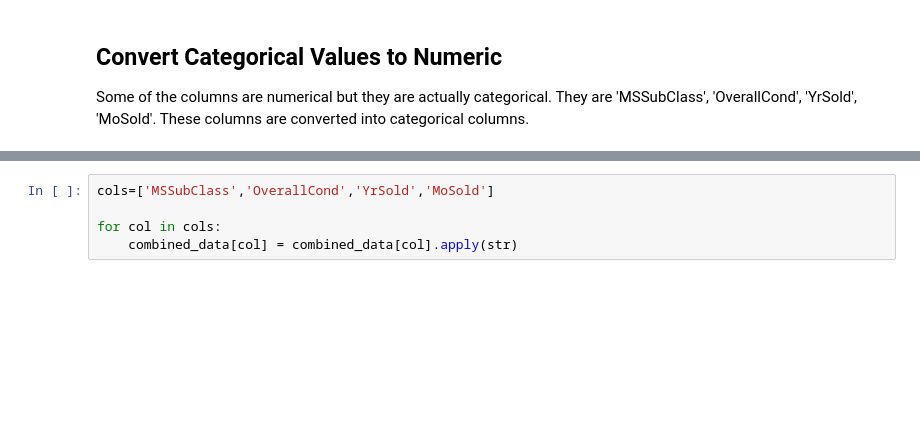
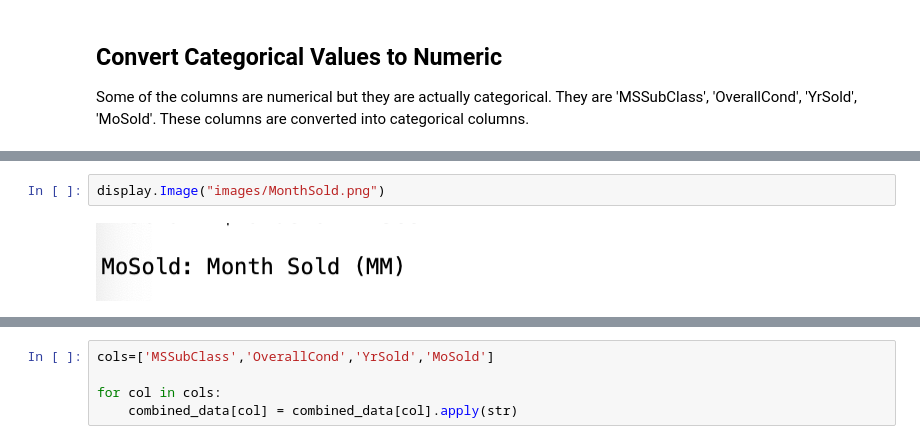
Before and after one commit to dtrinidad002/W207_Final_Project, a Jupyter notebook: Notebook_2_EDA_DataCleaning+FeatureEngineering+ModelDevelopment.ipynb, the cells around one changed output, grey strips where cells are left out. Cells and saved outputs as stored; diff of their text form; blank space fills up the shorter version.

```diff
--- a/Notebook_2_EDA_DataCleaning+FeatureEngineering+ModelDevelopment.ipynb
+++ b/Notebook_2_EDA_DataCleaning+FeatureEngineering+ModelDevelopment.ipynb
@@ -410,0 +430,4 @@ Some of the columns are numerical but they are actually categorical. They are 'M
+# %%
+display.Image("images/MonthSold.png")
+# %% [output]
+[figure, added]
```
Also changed, not shown: parts of 17 cells of this notebook.
